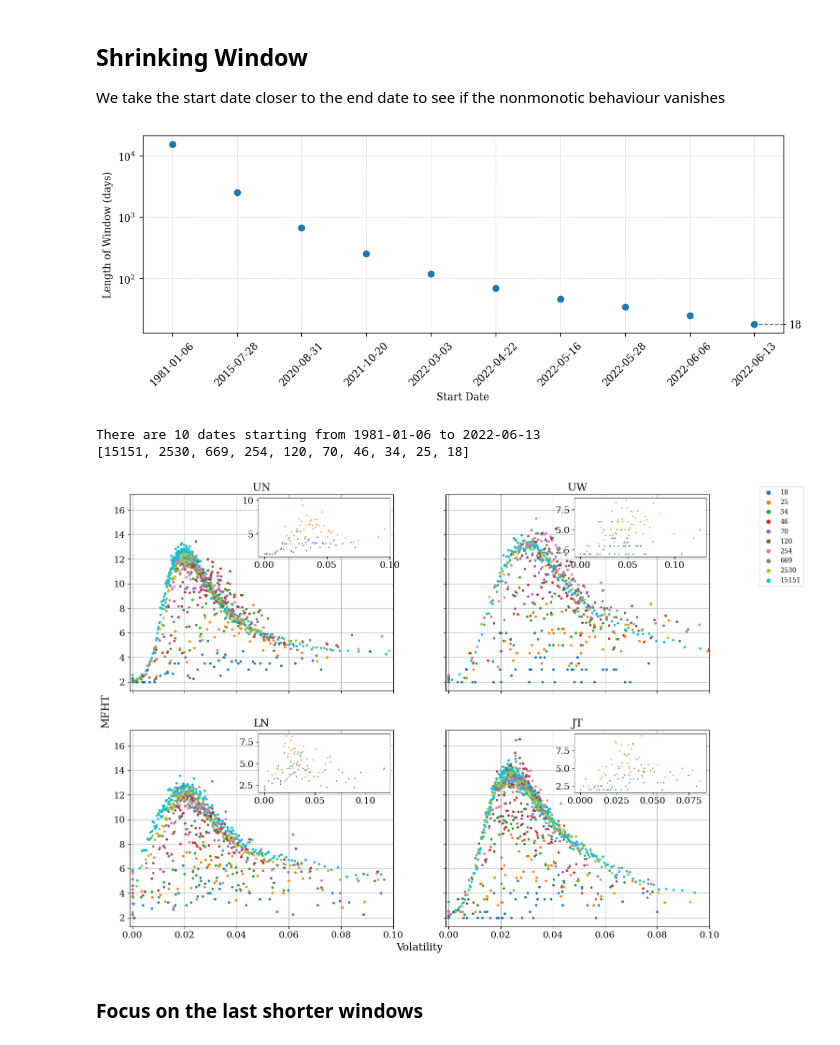
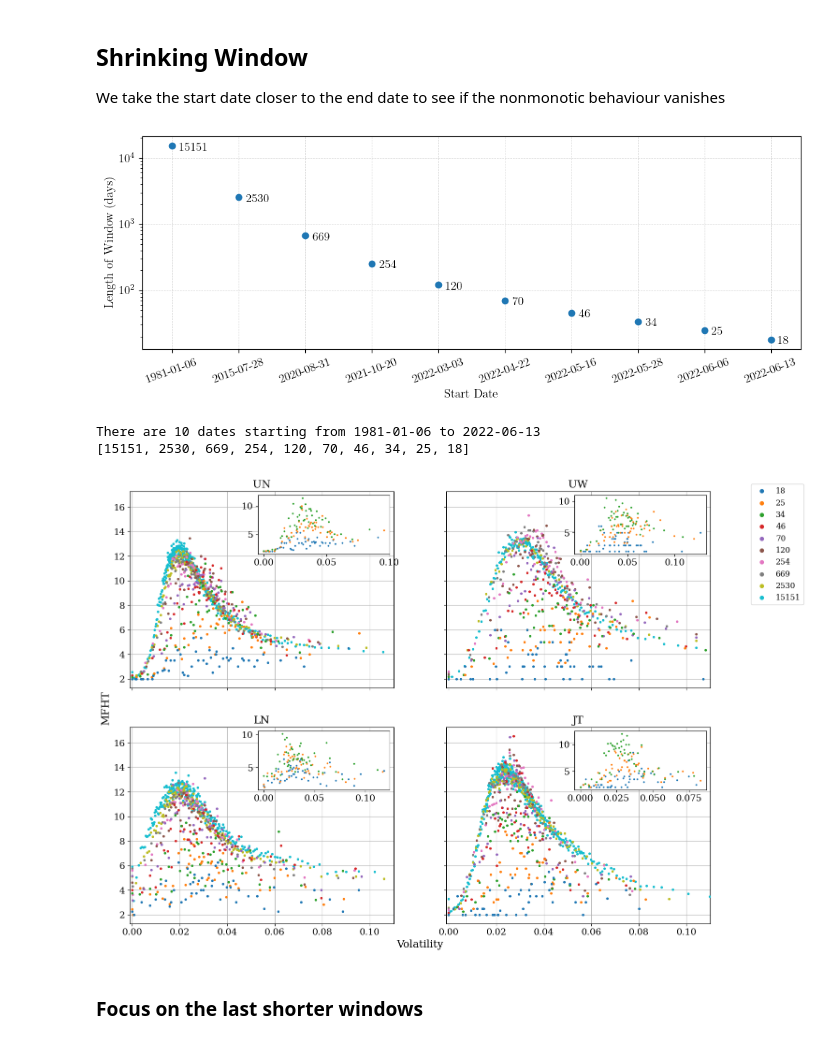
Before and after one commit to fedesss98/stabilvol, a Jupyter notebook: notebooks/12-mfht-shrinking-windows.ipynb, the cells around one changed output. Saved outputs shown, nothing was run; the diff lists cells and outputs as text; code cells hidden in the pictures.

```diff
--- a/notebooks/12-mfht-shrinking-windows.ipynb
+++ b/notebooks/12-mfht-shrinking-windows.ipynb
@@ -140,20 +141,22 @@ def plot_dates(dates, end_date, save=False):
     x = [d.strftime('%Y-%m-%d') for d in dates]
     y = [(end_date - d).days for d in dates]
     ax.scatter(x, y, zorder=10)
-    ax.axhline(y = min(y), xmin=1, xmax=0.95, color='gray', linewidth=1, linestyle='--', label='Minimum Window Length')
-    # Add 3 as a minor tick but make it visible
-    minimum = min(y)
-    ax.set_yticks([minimum], [f"{minimum}"], minor=True)
+    # Add number of days indicators
+    # Create an offset transform (in points)
+    offset = transforms.ScaledTranslation(7/72, -7/72, fig.dpi_scale_trans)
+    for start, days in zip(x, y):
+        ax.text(start, days, str(days), fontsize=12, ha='left', va='bottom', transform=ax.transData + offset)
 
-    ax.tick_params(axis='y', which='minor', right=True, left=False, labelright=True, labelleft=False)
-    # ax.tick_params(which='minor', length=4)  # make minor ticks visible
+    # ax.axhline(y = min(y), xmin=1, xmax=0.95, color='gray', linewidth=1, linestyle='--', label='Minimum Window Length')
+    # minimum = min(y)
+    # ax.set_yticks([minimum], [f"{minimum}"], minor=True)
+    # ax.tick_params(axis='y', which='minor', right=True, left=False, labelright=True, labelleft=False)
 
     # Set the x-axis label and title
     ax.set_xlabel('Start Date')
     ax.set_ylabel('Length of Window (days)')
-
     # Rotate x-axis labels for better readability
-    plt.xticks(rotation=45)
+    plt.xticks(rotation=20)
 
     if save:
         fig.savefig(f'../visualization/dynamics/dates_of_shrinking_windows.png', bbox_inches='tight')
@@ -163,35 +166,35 @@ def plot_dates(dates, end_date, save=False):
     plt.show()
 
 def create_dates(n=23, s=200, plot=True, save_plot=False):
     # Define the start and end dates
     start_date = datetime.date(1980, 1, 1)
     end_date = datetime.date(2022, 7, 1)
 
     # Calculate the number of days between the start and end dates
     total_days = (end_date - start_date).days
 
     # Generate a logarithmically spaced sequence of numbers between 1 and the total number of days
     log_days = np.logspace(0, np.log10(total_days), num=s, base=10.0)
     # Convert to integers to remove duplicates, then sort
     log_days = sorted(set(map(int, log_days)), reverse=True)
 
     # Convert the logarithmically spaced numbers to dates
     dates = [end_date - datetime.timedelta(days=int(d)) for d in log_days]
     dates = np.array(dates)
     # Logarithmic sampling
     indices = np.logspace(0, np.log10(len(dates)), n, dtype=int) - 1
     indices = np.unique(np.clip(indices, 0, len(dates)-1))  # ensure valid indices
     dates = np.sort(dates[-indices])[1:(11 - len(indices))]
     if plot:
         plot_dates(dates, end_date, save_plot)
     return dates
 
-
+plt.rcParams.update({'text.usetex': True, 'font.family': 'serif', 'font.size': 12})
 dates = create_dates(n=20, s=400, plot=True, save_plot=True)
 print(f"There are {len(dates)} dates starting from {dates[0]} to {dates[-1]}")
 print([(datetime.date(2022, 7, 1) - d).days for d in dates])
 # %% [output]
-[figure, old version]
+[figure, new version]
 There are 10 dates starting from 1981-01-06 to 2022-06-13
 [15151, 2530, 669, 254, 120, 70, 46, 34, 25, 18]
 # %%
@@ -217,7 +220,7 @@ def plot_mfhts(market, x, y, y_err, ax, **kwargs):
 
     ax.set_title(market, fontsize=16)
     ax.tick_params(axis='both', which='major', labelsize=14)
-    ax.set_xlim(kwargs.get('xlim', (-0.001, 0.1)))
+    ax.set_xlim(kwargs.get('xlim', (-0.001, 0.11)))
 
     ax.set_yscale(kwargs.get('yscale', 'linear'))
 
@@ -227,7 +230,7 @@ def plot_mfhts(market, x, y, y_err, ax, **kwargs):
 from mpl_toolkits.axes_grid1.inset_locator import inset_axes
 
 def plot_inset(x, y, inset_ax):
-    inset_ax.scatter(x, y, s=1)
+    inset_ax.scatter(x, y, s=3)
     return inset_ax
 
 def plot_shrinking_windows(dates, dates_inset=10, error=False, show=True, save=False, latex=False):
@@ -269,9 +272,9 @@ def plot_shrinking_windows(dates, dates_inset=10, error=False, show=True, save=F
     else:
         return fig
 
-plot_shrinking_windows(dates, 2, save=True, error=False)
+plot_shrinking_windows(dates, 3, save=True, error=False)
 # %% [output]
-[figure, old version]
+[figure, new version]
 # %% [markdown]
 ### Focus on the last shorter windows
 # %%
```
Also changed, not shown: parts of 2 cells of this notebook, 1 other file.
